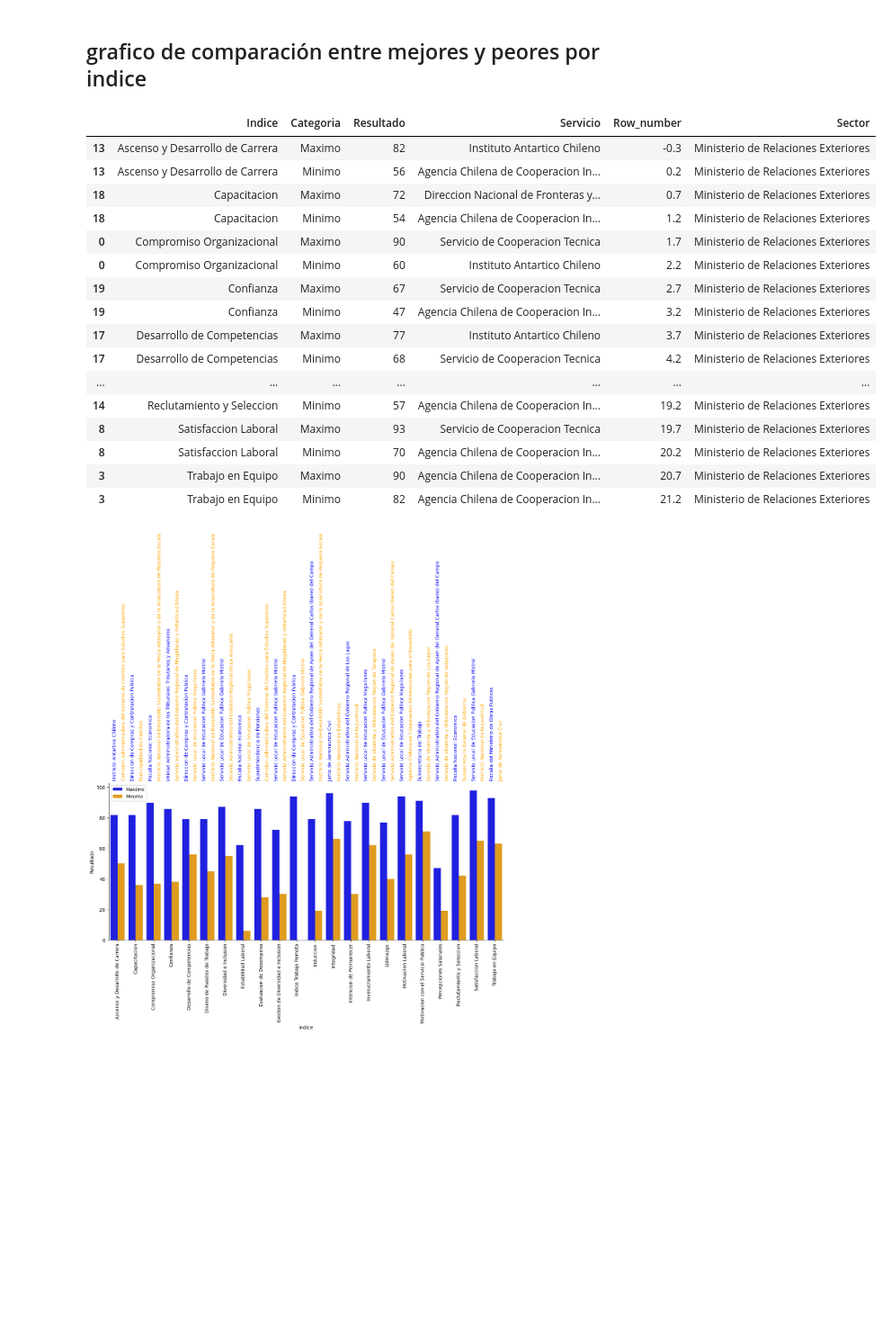
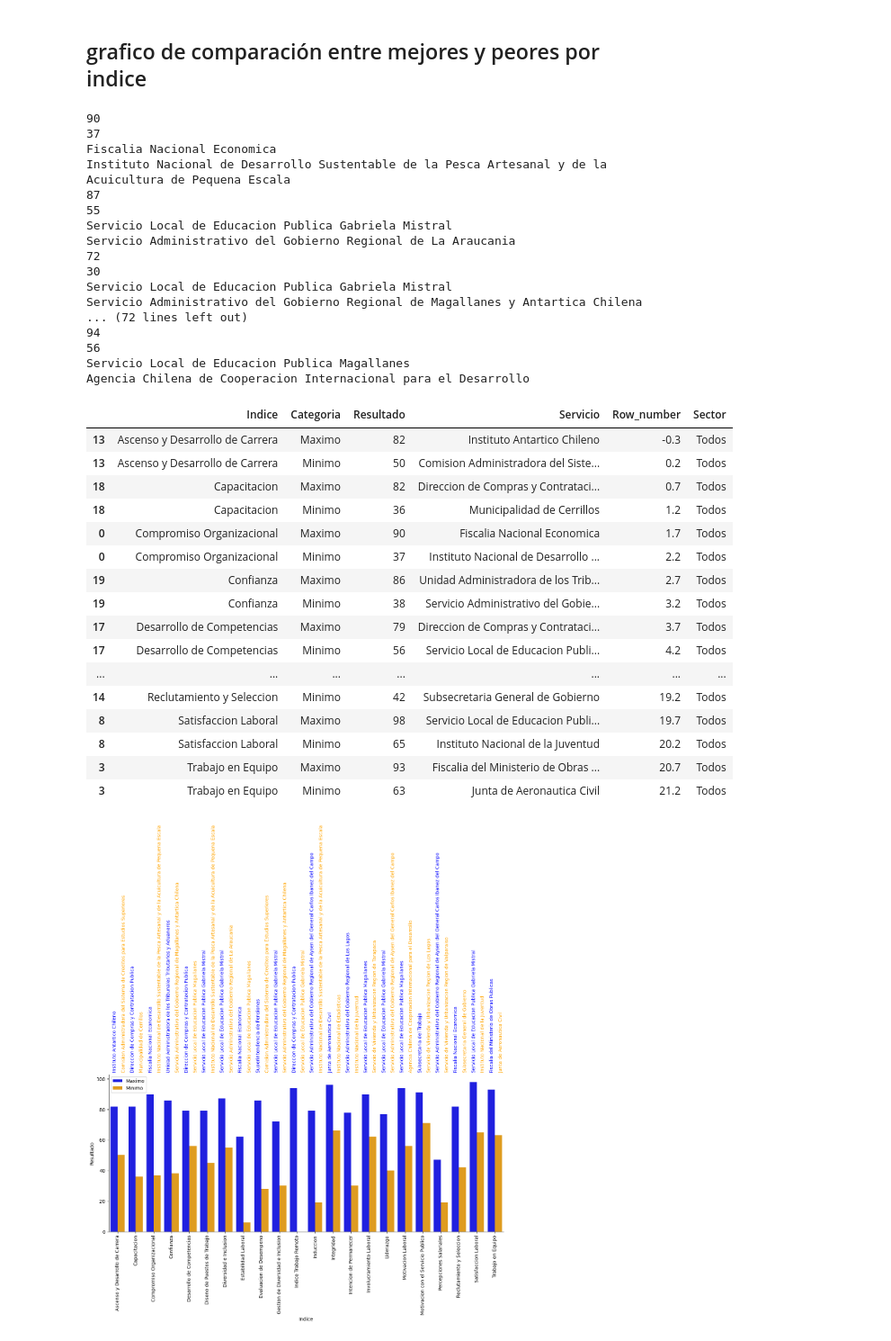
Before and after one commit to cgonzalezavalos/encuesta, a Jupyter notebook: EncuestaFuncionariosPublicos.ipynb, the cells around one changed output. Shown at 90% size. Saved outputs shown, nothing was run; the diff lists cells and outputs as text; code cells hidden in the pictures; blank space fills up the shorter version.

Commit message:
titulo en opcion visualizacion de comparacion de indices max min

```diff
--- a/EncuestaFuncionariosPublicos.ipynb
+++ b/EncuestaFuncionariosPublicos.ipynb
@@ -185,7 +185,8 @@ df.query("`Servicio`=='Todos' & `Caracteristica de Comparacion`=='Todos' & Tipo=
 # %% [markdown]
 ## grafico de comparación entre mejores y peores por indice
 # %%
-option_1='Ministerio de Relaciones Exteriores'
+#option_1='Ministerio de Salud'
+option_1='Todos'
 
 
 indices=df['Indice'].unique()
@@ -195,52 +196,75 @@ Servicio_Maximo=[]
 Servicio_Minimo=[]
 Indice=[]
 for indice in indices:
-    #datos_x_indice=df.query(f"Servicio!='Todos' & `Caracteristica de Comparacion`=='Todos' & Tipo=='Indice' & Indice=='{indice}' & Resultado!='Respuentas Insuffientes (<10)'")
-    datos_x_indice=df.query(f"Sector=='{option_1}' & `Caracteristica de Comparacion`=='Todos' & Tipo=='Indice' & Indice=='{indice}' & Resultado!='Respuentas Insuffientes (<10)'")
+    if option_1!='Todos':
+        datos_x_indice=df.query(f"Sector=='{option_1}' & `Caracteristica de Comparacion`=='Todos' & Tipo=='Indice' & Indice=='{indice}' & Resultado!='Respuentas Insuffientes (<10)'")
+    else:
+        datos_x_indice=df.query(f"Servicio!='Todos' & `Caracteristica de Comparacion`=='Todos' & Tipo=='Indice' & Indice=='{indice}' & Resultado!='Respuentas Insuffientes (<10)'")
     for i in range(datos_x_indice.shape[0]):
         if i==0:
             ResultadoMaximo=datos_x_indice.iloc[i]['Resultado']
             ServicioMaximo=datos_x_indice.iloc[i]['Servicio']
             ResultadoMinimo=datos_x_indice.iloc[i]['Resultado']
         else:
             if datos_x_indice.iloc[i]['Resultado']>ResultadoMaximo:
                 ResultadoMaximo=datos_x_indice.iloc[i]['Resultado']
                 ServicioMaximo=datos_x_indice.iloc[i]['Servicio']
             if datos_x_indice.iloc[i]['Resultado']<ResultadoMinimo:
                 ResultadoMinimo=datos_x_indice.iloc[i]['Resultado']
                 ServicioMinimo=datos_x_indice.iloc[i]['Servicio']
     #display(f"El servicio con mayor {indice} es {ServicioMaximo} con {ResultadoMaximo}")
     #display(f"El servicio con menor {indice} es {ServicioMinimo} con {ResultadoMinimo}")
     Maximo.append(ResultadoMaximo)
+    print(ResultadoMaximo)
     Minimo.append(ResultadoMinimo)
+    print(ResultadoMinimo)
     Servicio_Maximo.append(ServicioMaximo)
+    print(ServicioMaximo)
     Servicio_Minimo.append(ServicioMinimo)
+    print(ServicioMinimo)
     Indice.append(indice)
 df_max=pd.DataFrame({'Indice':Indice,'Categoria':'Maximo','Resultado':Maximo,'Servicio':Servicio_Maximo})
 df_min=pd.DataFrame({'Indice':Indice,'Categoria':'Minimo','Resultado':Minimo,'Servicio':Servicio_Minimo})
 df_max_min=pd.concat([df_max,df_min])
 df_max_min.sort_values(by=['Indice','Categoria'],inplace=True)
 df_max_min['Row_number'] = np.where(df_max_min.reset_index().index==0,0,df_max_min.reset_index().index*0.5)-0.3
 df_max_min['Sector']=option_1
 df_max_min
 # %% [output]
+90
+37
+Fiscalia Nacional Economica
+Instituto Nacional de Desarrollo Sustentable de la Pesca Artesanal y de la Acuicultura de Pequena Escala
+87
+55
+Servicio Local de Educacion Publica Gabriela Mistral
+Servicio Administrativo del Gobierno Regional de La Araucania
+72
+30
+Servicio Local de Educacion Publica Gabriela Mistral
+Servicio Administrativo del Gobierno Regional de Magallanes y Antartica Chilena
+... (72 lines left out)
+94
+56
+Servicio Local de Educacion Publica Magallanes
+Agencia Chilena de Cooperacion Internacional para el Desarrollo
 |  | Indice | Categoria | Resultado | Servicio | Row_number | Sector |
-| 13 | Ascenso y Desarrollo de Carrera | Maximo | 82 | Instituto Antartico Chileno | -0.3 | Ministerio de Relaciones Exteriores |
-| 13 | Ascenso y Desarrollo de Carrera | Minimo | 56 | Agencia Chilena de Cooperacion In... | 0.2 | Ministerio de Relaciones Exteriores |
-| 18 | Capacitacion | Maximo | 72 | Direccion Nacional de Fronteras y... | 0.7 | Ministerio de Relaciones Exteriores |
-| 18 | Capacitacion | Minimo | 54 | Agencia Chilena de Cooperacion In... | 1.2 | Ministerio de Relaciones Exteriores |
-| 0 | Compromiso Organizacional | Maximo | 90 | Servicio de Cooperacion Tecnica | 1.7 | Ministerio de Relaciones Exteriores |
-| 0 | Compromiso Organizacional | Minimo | 60 | Instituto Antartico Chileno | 2.2 | Ministerio de Relaciones Exteriores |
-| 19 | Confianza | Maximo | 67 | Servicio de Cooperacion Tecnica | 2.7 | Ministerio de Relaciones Exteriores |
-| 19 | Confianza | Minimo | 47 | Agencia Chilena de Cooperacion In... | 3.2 | Ministerio de Relaciones Exteriores |
-| 17 | Desarrollo de Competencias | Maximo | 77 | Instituto Antartico Chileno | 3.7 | Ministerio de Relaciones Exteriores |
-| 17 | Desarrollo de Competencias | Minimo | 68 | Servicio de Cooperacion Tecnica | 4.2 | Ministerio de Relaciones Exteriores |
+| 13 | Ascenso y Desarrollo de Carrera | Maximo | 82 | Instituto Antartico Chileno | -0.3 | Todos |
+| 13 | Ascenso y Desarrollo de Carrera | Minimo | 50 | Comision Administradora del Siste... | 0.2 | Todos |
+| 18 | Capacitacion | Maximo | 82 | Direccion de Compras y Contrataci... | 0.7 | Todos |
+| 18 | Capacitacion | Minimo | 36 | Municipalidad de Cerrillos | 1.2 | Todos |
+| 0 | Compromiso Organizacional | Maximo | 90 | Fiscalia Nacional Economica | 1.7 | Todos |
+| 0 | Compromiso Organizacional | Minimo | 37 | Instituto Nacional de Desarrollo ... | 2.2 | Todos |
+| 19 | Confianza | Maximo | 86 | Unidad Administradora de los Trib... | 2.7 | Todos |
+| 19 | Confianza | Minimo | 38 | Servicio Administrativo del Gobie... | 3.2 | Todos |
+| 17 | Desarrollo de Competencias | Maximo | 79 | Direccion de Compras y Contrataci... | 3.7 | Todos |
+| 17 | Desarrollo de Competencias | Minimo | 56 | Servicio Local de Educacion Publi... | 4.2 | Todos |
 | ... | ... | ... | ... | ... | ... | ... |
-| 14 | Reclutamiento y Seleccion | Minimo | 57 | Agencia Chilena de Cooperacion In... | 19.2 | Ministerio de Relaciones Exteriores |
-| 8 | Satisfaccion Laboral | Maximo | 93 | Servicio de Cooperacion Tecnica | 19.7 | Ministerio de Relaciones Exteriores |
-| 8 | Satisfaccion Laboral | Minimo | 70 | Agencia Chilena de Cooperacion In... | 20.2 | Ministerio de Relaciones Exteriores |
-| 3 | Trabajo en Equipo | Maximo | 90 | Agencia Chilena de Cooperacion In... | 20.7 | Ministerio de Relaciones Exteriores |
-| 3 | Trabajo en Equipo | Minimo | 82 | Agencia Chilena de Cooperacion In... | 21.2 | Ministerio de Relaciones Exteriores |
+| 14 | Reclutamiento y Seleccion | Minimo | 42 | Subsecretaria General de Gobierno | 19.2 | Todos |
+| 8 | Satisfaccion Laboral | Maximo | 98 | Servicio Local de Educacion Publi... | 19.7 | Todos |
+| 8 | Satisfaccion Laboral | Minimo | 65 | Instituto Nacional de la Juventud | 20.2 | Todos |
+| 3 | Trabajo en Equipo | Maximo | 93 | Fiscalia del Ministerio de Obras ... | 20.7 | Todos |
+| 3 | Trabajo en Equipo | Minimo | 63 | Junta de Aeronautica Civil | 21.2 | Todos |
 # %%
 # Definir un diccionario de colores para las categorías
 categoria_colors = {
```
Also changed, not shown: 1 other file.
